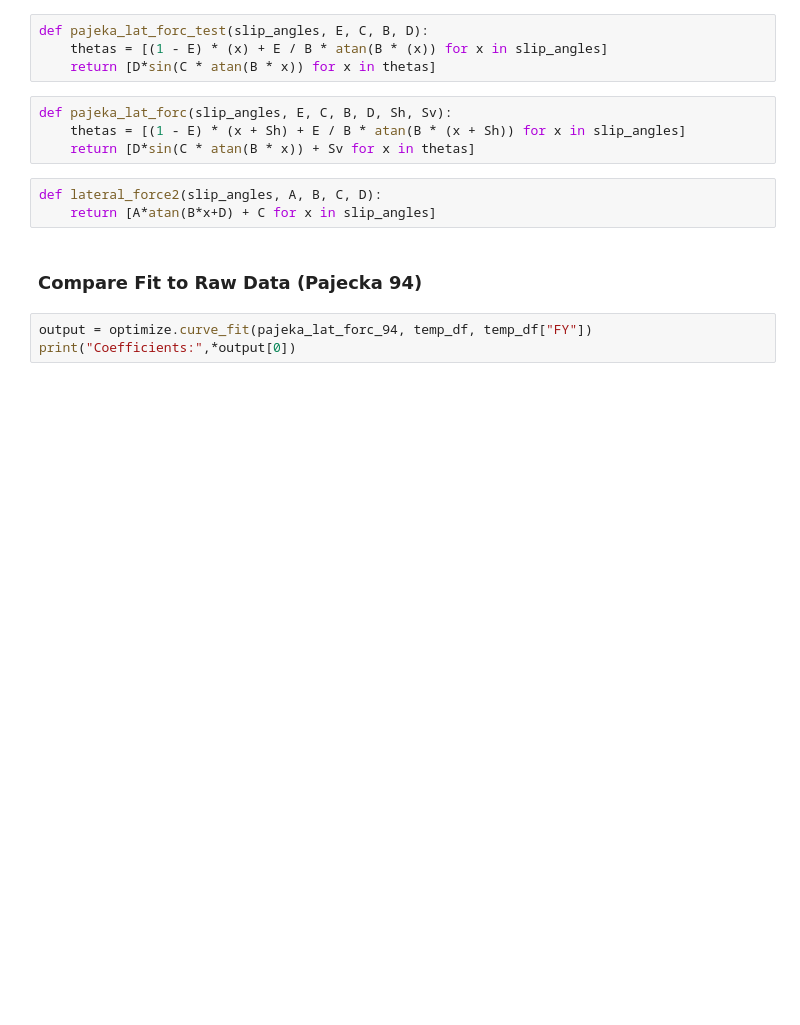
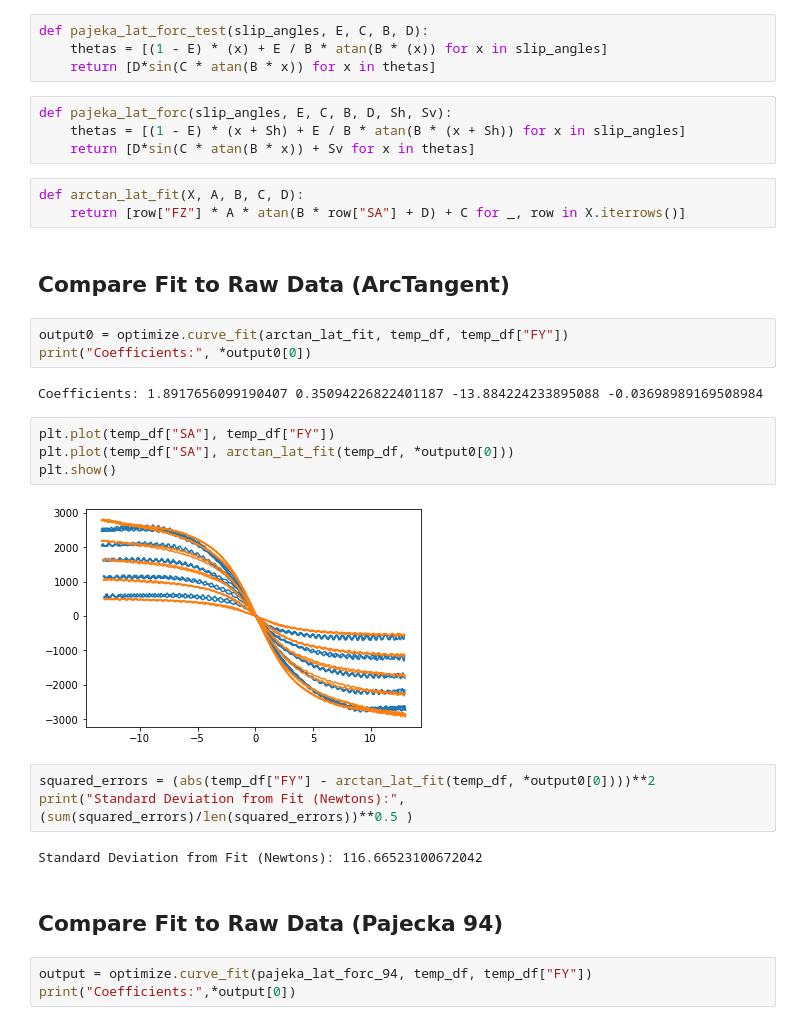
Before and after one commit to kierancoz/tire_analysis, a Jupyter notebook: pacejka_test_fitting.ipynb, the cells around one changed output. Cells and saved outputs as stored; diff of their text form; blank space fills up the shorter version.

```diff
--- a/pacejka_test_fitting.ipynb
+++ b/pacejka_test_fitting.ipynb
@@ -50,10 +50,28 @@ def pajeka_lat_forc(slip_angles, E, C, B, D, Sh, Sv):
     thetas = [(1 - E) * (x + Sh) + E / B * atan(B * (x + Sh)) for x in slip_angles]
     return [D*sin(C * atan(B * x)) + Sv for x in thetas]
 # %%
-def lateral_force2(slip_angles, A, B, C, D):
-    return [A*atan(B*x+D) + C for x in slip_angles]
+def arctan_lat_fit(X, A, B, C, D):
+    return [row["FZ"] * A * atan(B * row["SA"] + D) + C for _, row in X.iterrows()]
+# %% [markdown]
+## Compare Fit to Raw Data (ArcTangent)
+# %%
+output0 = optimize.curve_fit(arctan_lat_fit, temp_df, temp_df["FY"])
+print("Coefficients:", *output0[0])
+# %% [output]
+Coefficients: 1.8917656099190407 0.35094226822401187 -13.884224233895088 -0.03698989169508984
+# %%
+plt.plot(temp_df["SA"], temp_df["FY"])
+plt.plot(temp_df["SA"], arctan_lat_fit(temp_df, *output0[0]))
+plt.show()
+# %% [output]
+[figure, added]
+# %%
+squared_errors = (abs(temp_df["FY"] - arctan_lat_fit(temp_df, *output0[0])))**2
+print("Standard Deviation from Fit (Newtons):", (sum(squared_errors)/len(squared_errors))**0.5 )
+# %% [output]
+Standard Deviation from Fit (Newtons): 116.66523100672042
 # %% [markdown]
-### Compare Fit to Raw Data (Pajecka 94)
+## Compare Fit to Raw Data (Pajecka 94)
 # %%
 output = optimize.curve_fit(pajeka_lat_forc_94, temp_df, temp_df["FY"])
 print("Coefficients:",*output[0])
```
Also changed, not shown: parts of 3 cells of this notebook, 2 other files.
